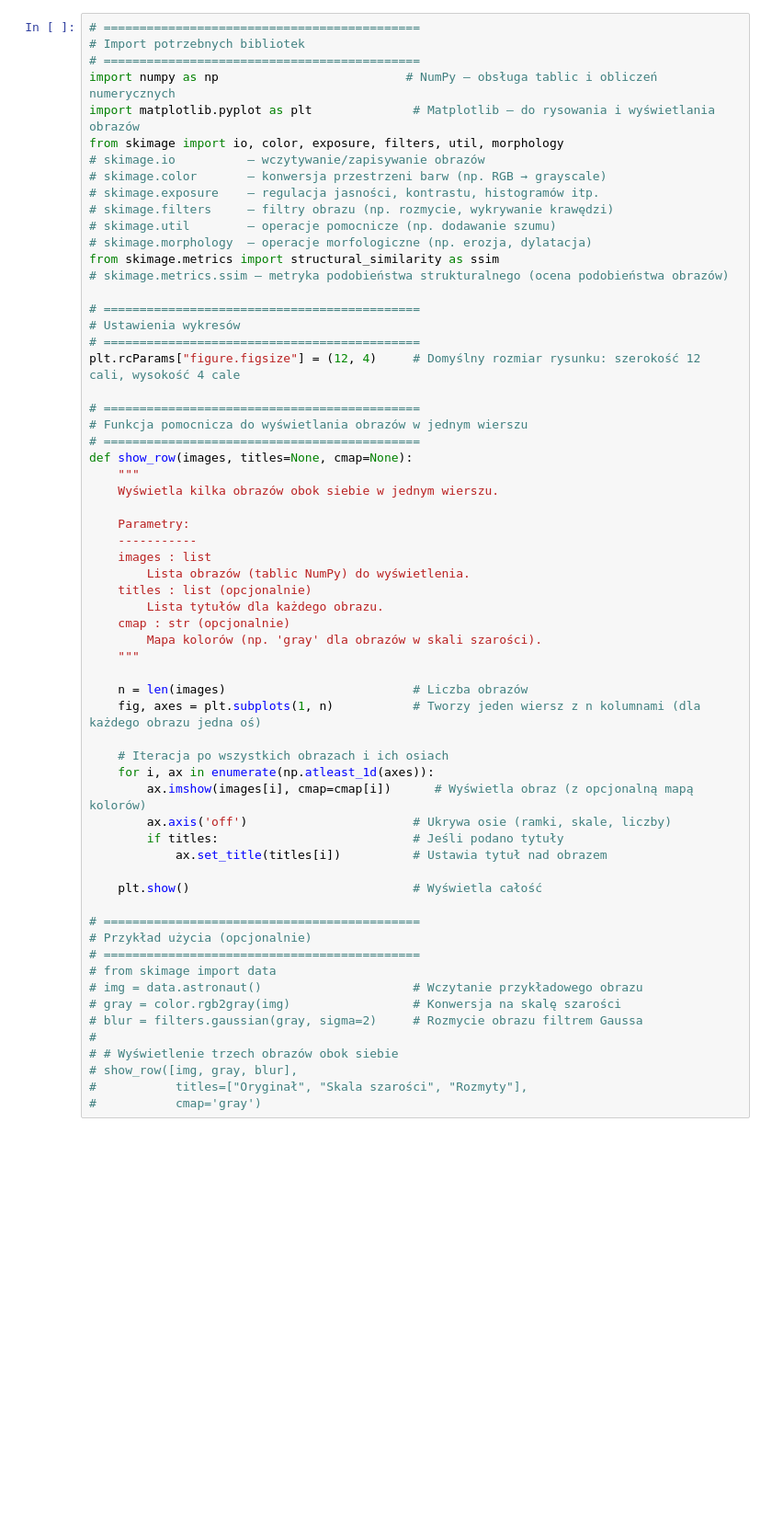
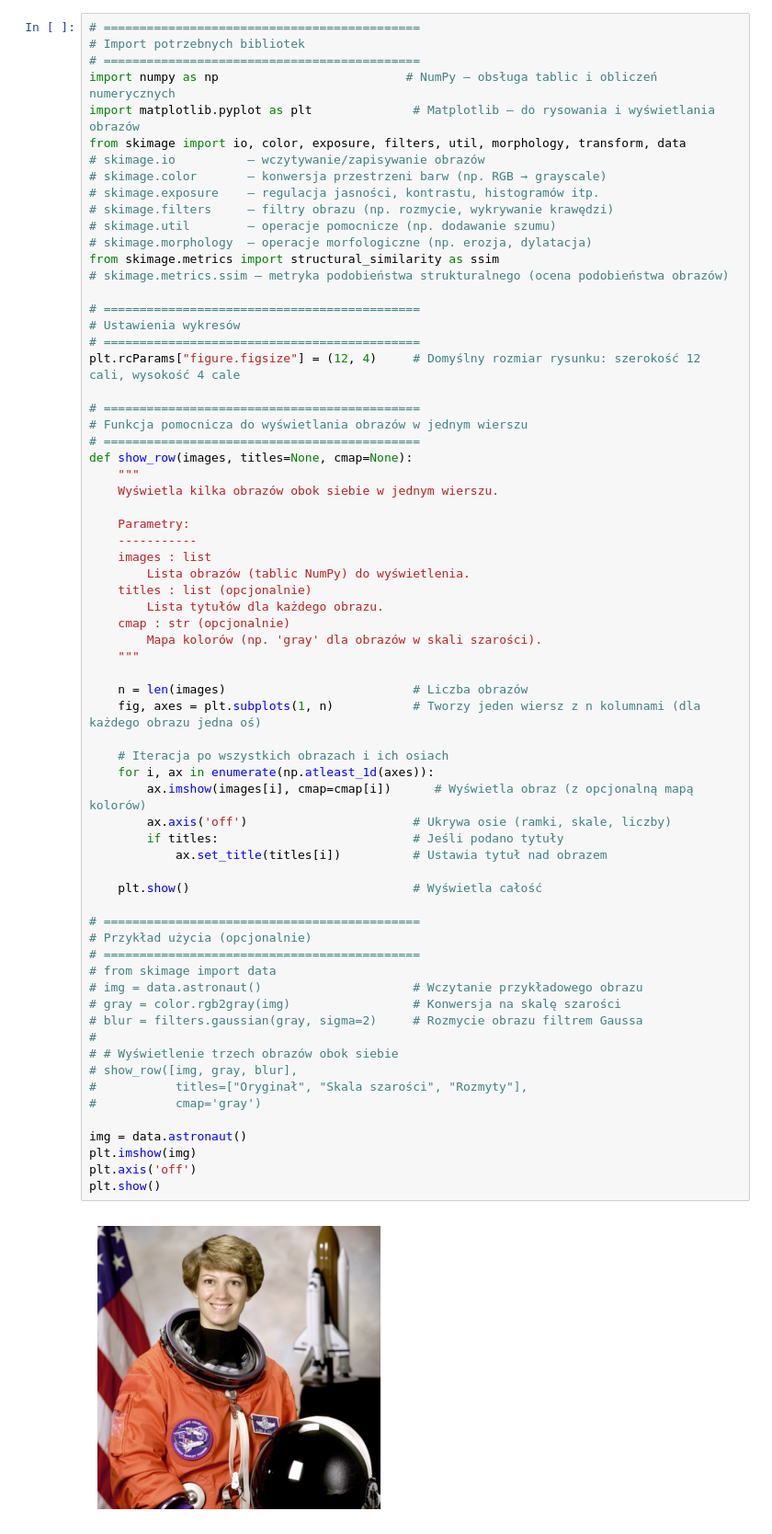
Before and after one commit to AdrianGlanowski/Przetwarzanie_i_analiza_obrazow, a Jupyter notebook: lab1/Lab1_teoria.ipynb, the cells around one changed output. Shown at 92% size. Drawn from its saved outputs; the diff is of its cells as text; blank space fills up the shorter version.

```diff
--- a/lab1/Lab1_teoria.ipynb
+++ b/lab1/Lab1_teoria.ipynb
@@ -17,7 +17,7 @@ Co robi ten kod:
 # ============================================
 import numpy as np                          # NumPy – obsługa tablic i obliczeń numerycznych
 import matplotlib.pyplot as plt              # Matplotlib – do rysowania i wyświetlania obrazów
-from skimage import io, color, exposure, filters, util, morphology
+from skimage import io, color, exposure, filters, util, morphology, transform, data
 # skimage.io          – wczytywanie/zapisywanie obrazów
 # skimage.color       – konwersja przestrzeni barw (np. RGB → grayscale)
 # skimage.exposure    – regulacja jasności, kontrastu, histogramów itp.
@@ -46,30 +46,37 @@ def show_row(images, titles=None, cmap=None):
     titles : list (opcjonalnie)
         Lista tytułów dla każdego obrazu.
     cmap : str (opcjonalnie)
         Mapa kolorów (np. 'gray' dla obrazów w skali szarości).
     """
 
     n = len(images)                          # Liczba obrazów
     fig, axes = plt.subplots(1, n)           # Tworzy jeden wiersz z n kolumnami (dla każdego obrazu jedna oś)
 
     # Iteracja po wszystkich obrazach i ich osiach
     for i, ax in enumerate(np.atleast_1d(axes)):
         ax.imshow(images[i], cmap=cmap[i])      # Wyświetla obraz (z opcjonalną mapą kolorów)
         ax.axis('off')                       # Ukrywa osie (ramki, skale, liczby)
         if titles:                           # Jeśli podano tytuły
             ax.set_title(titles[i])          # Ustawia tytuł nad obrazem
 
     plt.show()                               # Wyświetla całość
 
 # ============================================
 # Przykład użycia (opcjonalnie)
 # ============================================
 # from skimage import data
 # img = data.astronaut()                     # Wczytanie przykładowego obrazu
 # gray = color.rgb2gray(img)                 # Konwersja na skalę szarości
 # blur = filters.gaussian(gray, sigma=2)     # Rozmycie obrazu filtrem Gaussa
 #
 # # Wyświetlenie trzech obrazów obok siebie
 # show_row([img, gray, blur],
 #           titles=["Oryginał", "Skala szarości", "Rozmyty"],
 #           cmap='gray')
+
+img = data.astronaut()
+plt.imshow(img)
+plt.axis('off')
+plt.show()
+# %% [output]
+[figure, added]
```
Also changed, not shown: parts of 8 cells of this notebook, 2 other files.
